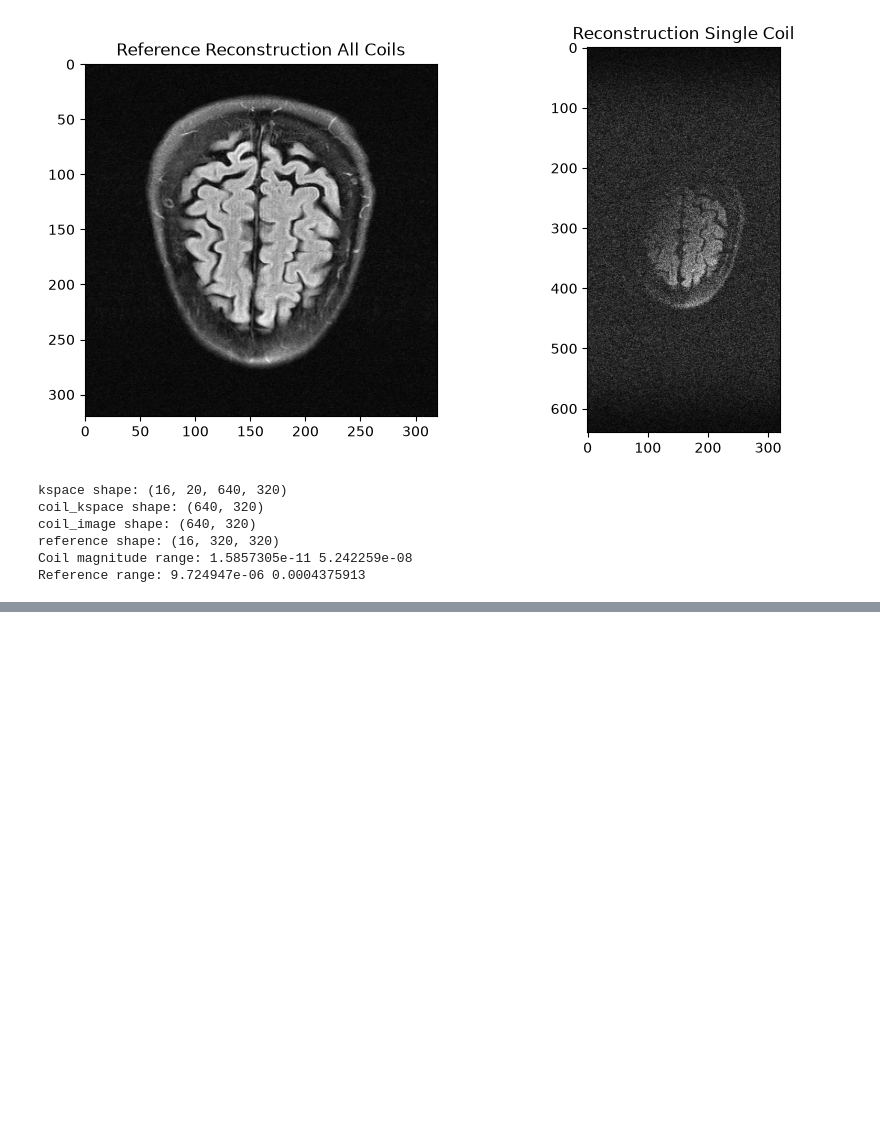
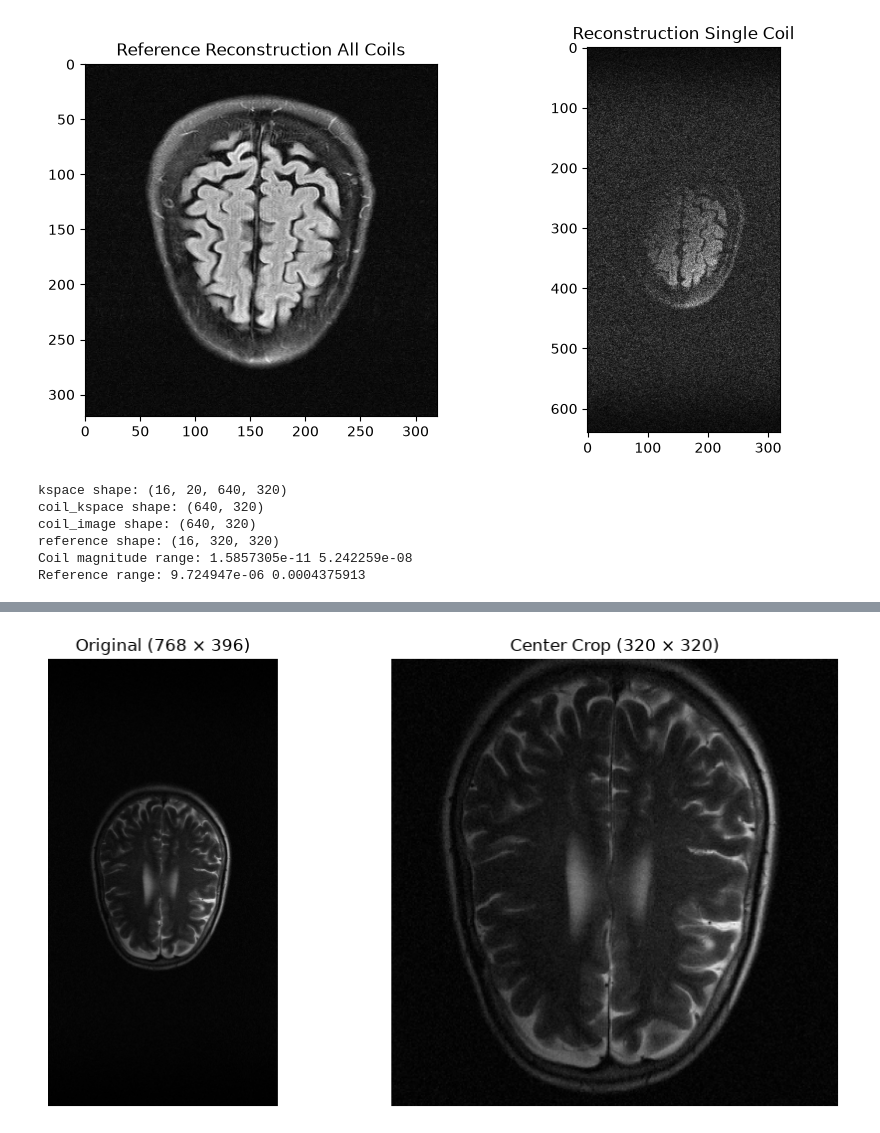
Before and after one commit to kimei01/MRI-Brain-Reconstruction, a Jupyter notebook: notebooks/inspect_dataset.ipynb, the cells around one changed output, grey strips where cells are left out. Drawn from its saved outputs; the diff is of its cells as text; code cells hidden in the pictures; blank space fills up the shorter version.

```diff
--- a/notebooks/inspect_dataset.ipynb
+++ b/notebooks/inspect_dataset.ipynb
@@ -106,0 +163,27 @@ Reference range: 9.724947e-06 0.0004375913
+# %%
+target_h, target_w = 320, 320
+
+H, W = coil_image.shape
+
+start_h = (H - target_h) // 2
+start_w = (W - target_w) // 2
+
+cropped = coil_image[
+    start_h:start_h + target_h,
+    start_w:start_w + target_w
+]
+fig, axes = plt.subplots(1, 2, figsize=(10, 5))
+
+axes[0].imshow(np.abs(coil_image), cmap="gray")
+axes[0].set_title("Original (768 × 396)")
+
+axes[1].imshow(np.abs(cropped), cmap="gray")
+axes[1].set_title("Center Crop (320 × 320)")
+
+for ax in axes:
+    ax.axis("off")
+
+plt.tight_layout()
+plt.show()
+# %% [output]
+[figure, added]
```
Also changed, not shown: parts of 3 cells of this notebook, 3 other files.
